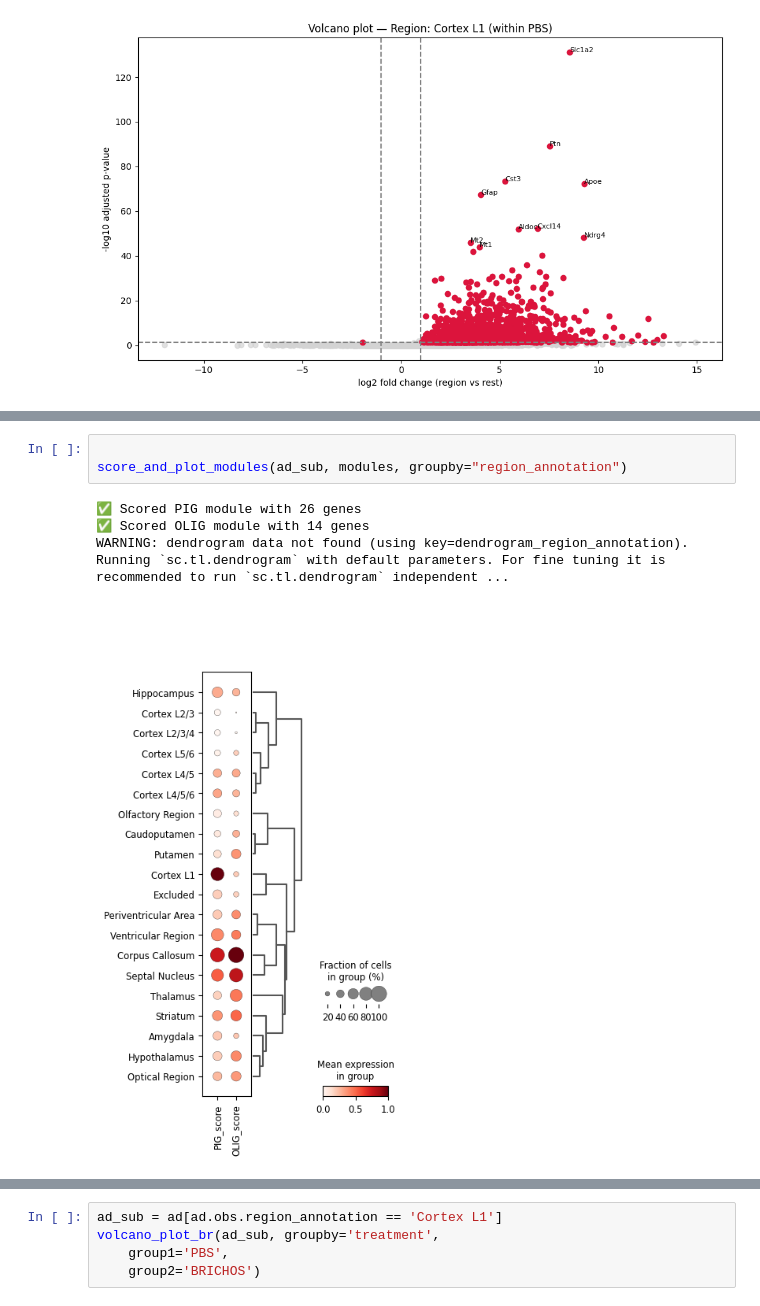
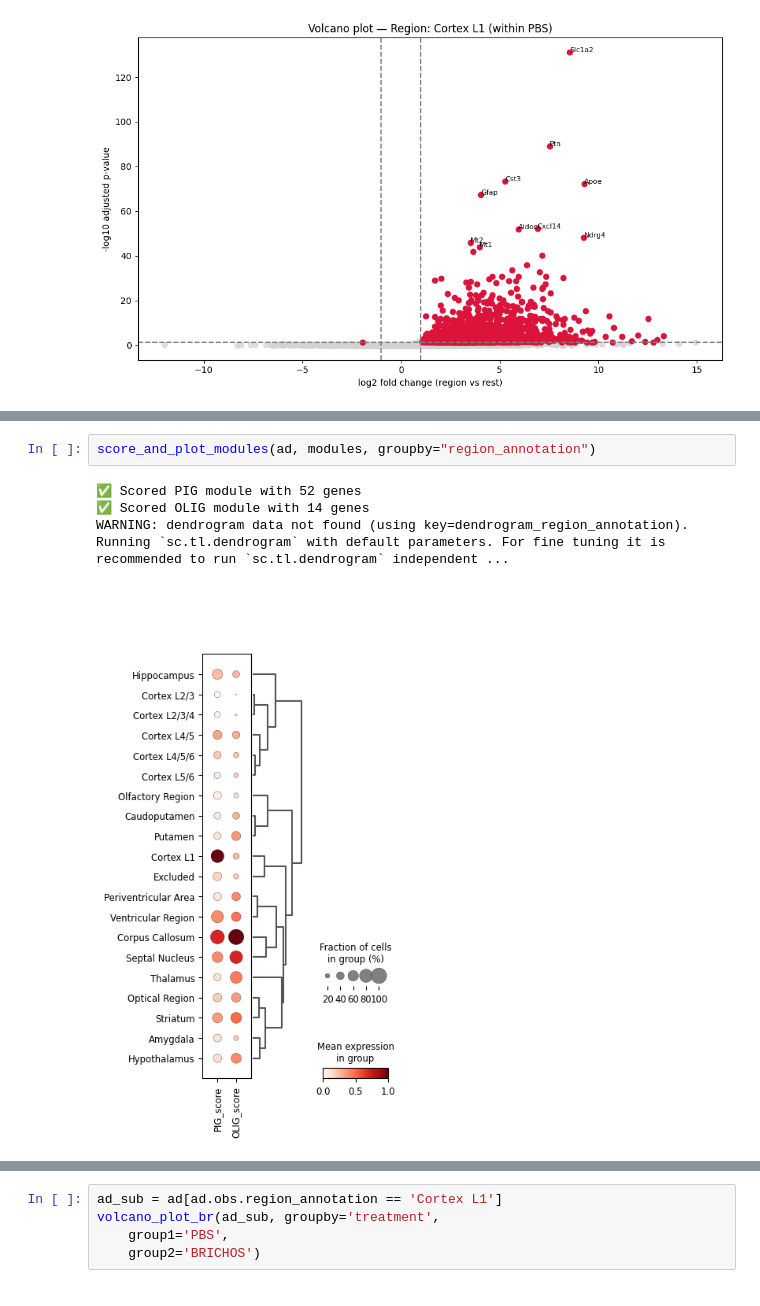
Before and after one commit to christoffermattssonlangseth/ST-BRICHOS, a Jupyter notebook: notebooks/comparing_regions.ipynb, the cells around one changed output, grey strips where cells are left out. Cells and saved outputs as stored; diff of their text form.

```diff
--- a/notebooks/comparing_regions.ipynb
+++ b/notebooks/comparing_regions.ipynb
@@ -144,11 +145,10 @@ KeyError: "Could not find keys '['C4a', 'Cd63-ps', 'Gpx4', 'RP23-269H21.1', 'Rpl
 # %%
-
-score_and_plot_modules(ad_sub, modules, groupby="region_annotation")
+score_and_plot_modules(ad, modules, groupby="region_annotation")
 # %% [output]
-✅ Scored PIG module with 26 genes
+✅ Scored PIG module with 52 genes
 ✅ Scored OLIG module with 14 genes
 WARNING: dendrogram data not found (using key=dendrogram_region_annotation). Running `sc.tl.dendrogram` with default parameters. For fine tuning it is recommended to run `sc.tl.dendrogram` independent ...
-[figure, old version]
+[figure, new version]
 # %%
 modules = {
     "PIG": pig_genes,
```
Also changed, not shown: parts of 2 cells of this notebook, 2 other files.
